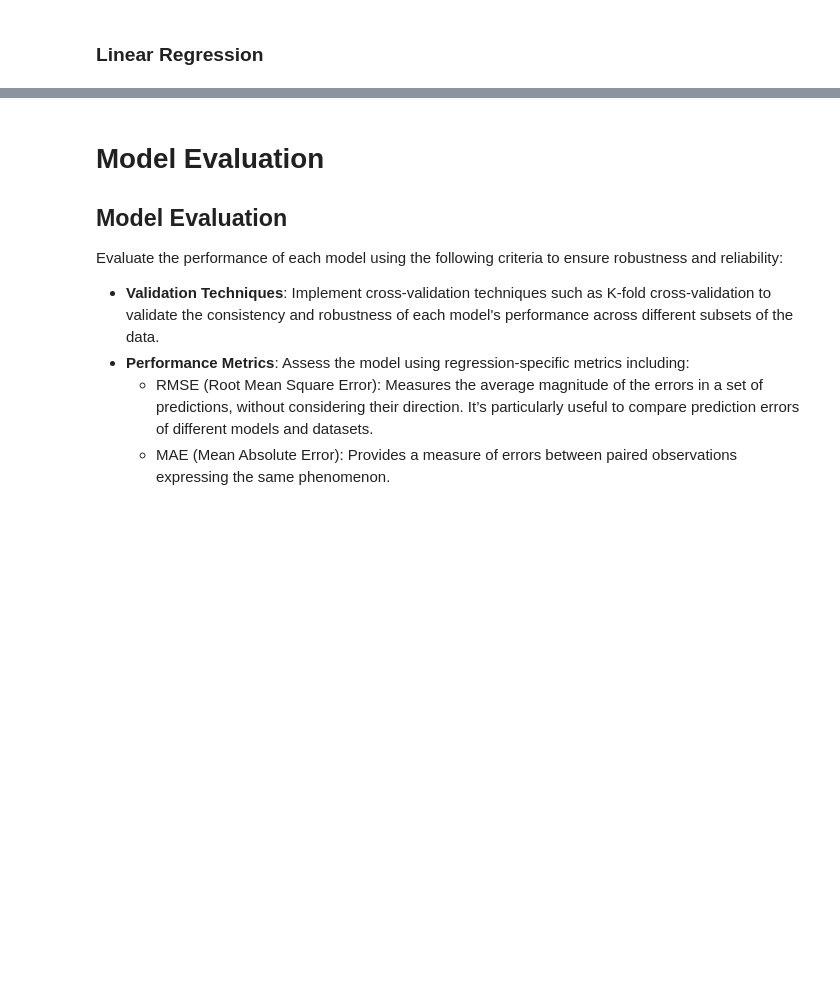
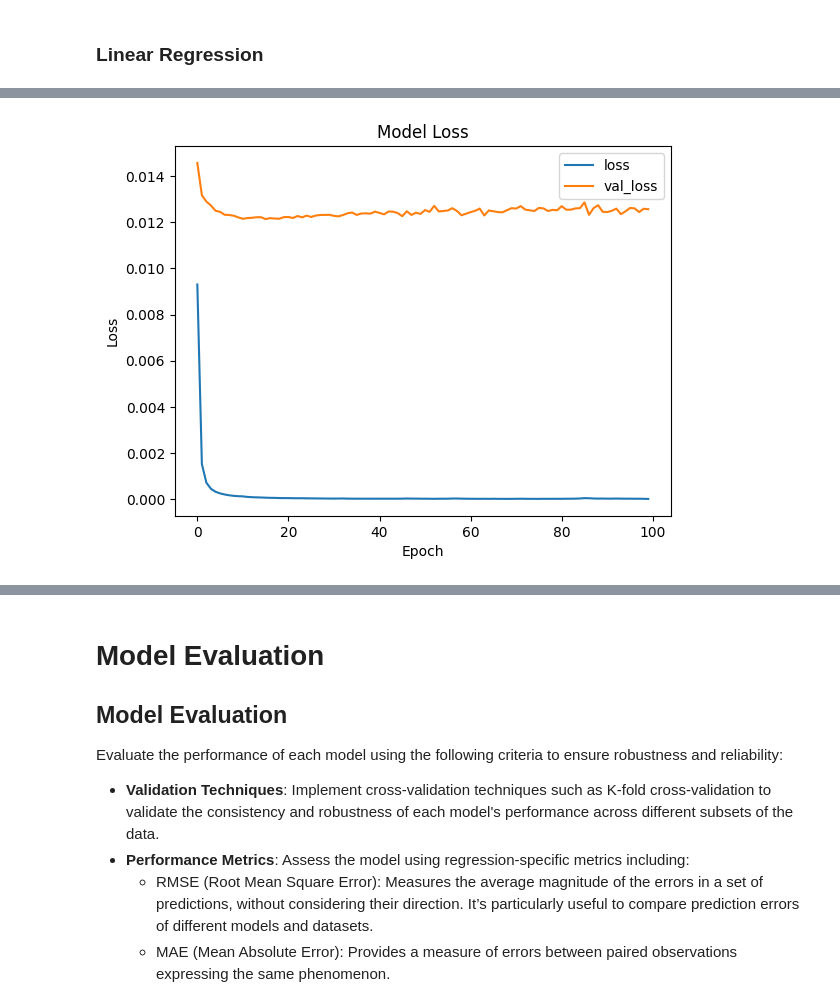
Before and after one commit to meichflo/ADS_Project_group3, a Jupyter notebook: immo-project.ipynb, the cells around one changed output, grey strips where cells are left out. Saved outputs shown, nothing was run; the diff lists cells and outputs as text; code cells hidden in the pictures; blank space fills up the shorter version.

```diff
--- a/immo-project.ipynb
+++ b/immo-project.ipynb
@@ -1121,0 +1192,13 @@ LinearRegression does not accept missing values encoded as NaN natively. For sup
+# %%
+# Neural Network Regressor
+import tensorflow as tf
+from tensorflow.keras.models import Sequential
+from tensorflow.keras.layers import Dense
+
+# Initialize the model
+model = Sequential([
+    Dense(128, activation='relu', input_shape=(65,)),  # Input layer with 65 features and ReLU activation
+    Dense(64, activation='relu'),                      # Hidden layer with 64 neurons
+    Dense(32, activation='relu'),                      # Further condensed hidden layer
+    Dense(1)                                           # Output layer with 1 neuron for regression
+])
@@ -1121,0 +1209,6 @@ LinearRegression does not accept missing values encoded as NaN natively. For sup
+# %%
+model.compile(
+    optimizer='adam',            # Efficient optimization algorithm
+    loss='mse',                  # Mean Squared Error for regression
+    metrics=['mae']              # Mean Absolute Error for performance monitoring
+)
@@ -1121,0 +1217,2 @@ LinearRegression does not accept missing values encoded as NaN natively. For sup
+# %%
+history = model.fit(X_train.astype(float), y_train.astype(float), epochs=100, batch_size=32, validation_split=0.2)
@@ -1121,0 +1237,11 @@ LinearRegression does not accept missing values encoded as NaN natively. For sup
+# %%
+# Plot the training and validation loss
+plt.plot(history.history['loss'], label='loss')
+plt.plot(history.history['val_loss'], label='val_loss')
+plt.title('Model Loss')
+plt.ylabel('Loss')
+plt.xlabel('Epoch')
+plt.legend()
+plt.show()
+# %% [output]
+[figure, added]
```
Also changed, not shown: parts of 27 cells of this notebook, 4 other files.
